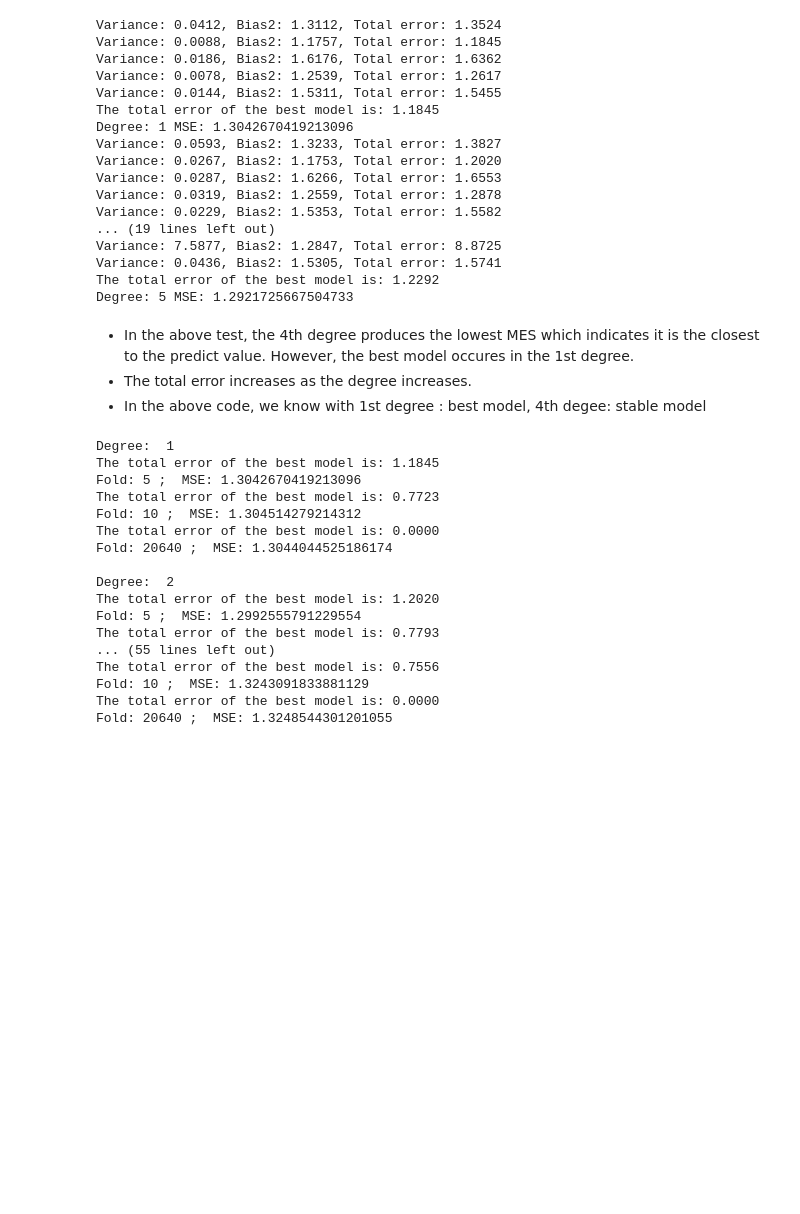
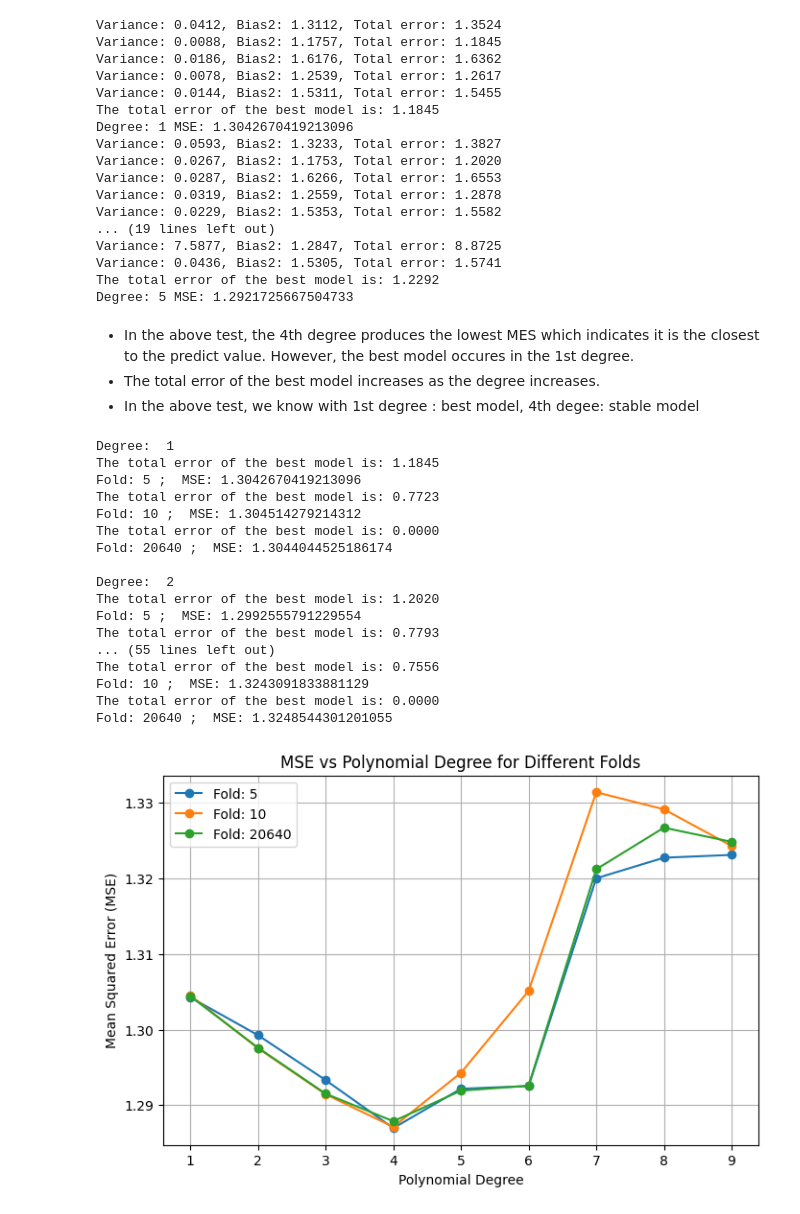
Before and after one commit to jadenzy/ecs_171, a Jupyter notebook: Lab1/Lab1.ipynb, the cells around one changed output. Drawn from its saved outputs; the diff is of its cells as text; code cells hidden in the pictures; blank space fills up the shorter version.

```diff
--- a/Lab1/Lab1.ipynb
+++ b/Lab1/Lab1.ipynb
@@ -103,8 +103,8 @@ The total error of the best model is: 1.2292
 Degree: 5 MSE: 1.2921725667504733
 # %% [markdown]
 - In the above test, the 4th degree produces the lowest MES which indicates it is the closest to the predict value. However, the best model occures in the 1st degree.
-- The total error increases as the degree increases.
-- In the above code, we know with 1st degree : best model, 4th degee: stable model
+- The total error of the best model increases as the degree increases.
+- In the above test, we know with 1st degree : best model, 4th degee: stable model
 # %%
 # A more detail testing on more degree and 3 different folding
 
@@ -159,7 +159,7 @@ def polynomial_regression_test(degree, X, y, folds, test_size=0.25, random_state
     # store mse score of the model applied on the test data
     mse = mean_squared_error(y_test, y_pred)
 
-    return mse , best_model
+    return mse , best_model, total_error[min_error_index]
 
 
 import matplotlib.pyplot as plt
@@ -173,44 +173,59 @@ X = housing.data[:, [1, 3, 4]]
 
 degrees = range(1, 10) # for testing
 folds = [5, 10, X.shape[0]]
-results = {fold: [] for fold in folds}
-# Try degrees from 1 to 5 and in a loop, report mse of the best model trained using k-fold cross validation and print("Degree:", degree, "MSE:", mse)
+fold_results = {fold: [] for fold in folds}
+total_error = {fold: [] for fold in folds}
+
 for degree in degrees:
     print("Degree: ", degree)
     for fold in folds:
-        mse, best_model = polynomial_regression_test(degree, X, target, fold)
-        results[fold].append(mse)
+        mse, best_model, tot_err = polynomial_regression_test(degree, X, target, fold)
+        fold_results[fold].append(mse)
+        total_error[fold].append(tot_err)
         print("Fold:", fold, "; ", "MSE:", mse)
     print("")
 
 
-plt.figure(figsize=(15, 5))
-
+plt.figure(figsize=(8, 5))
 for fold in folds:
-    plt.plot(degrees, results[fold], marker='o', label=f'Fold: {fold}')
+    plt.plot(degrees, fold_results[fold], marker='o', label=f'Fold: {fold}')
 
 plt.title('MSE vs Polynomial Degree for Different Folds')
 plt.xlabel('Polynomial Degree')
 plt.ylabel('Mean Squared Error (MSE)')
 plt.xticks(degrees)
 plt.legend()
 plt.grid()
 plt.show()
+
+
+plt.figure(figsize=(8, 5))
+for fold in folds:
+    plt.plot(degrees, total_error[fold], marker='o', label=f'Fold: {fold}')
+
+plt.title('Best Model Error vs Polynomial Degree for Different Folds')
+plt.xlabel('Polynomial Degree')
+plt.ylabel('Total Error')
+plt.xticks(degrees)
+plt.legend()
+plt.grid()
+plt.show()
 # %% [output]
 Degree:  1
 The total error of the best model is: 1.1845
 Fold: 5 ;  MSE: 1.3042670419213096
 The total error of the best model is: 0.7723
 Fold: 10 ;  MSE: 1.304514279214312
 The total error of the best model is: 0.0000
 Fold: 20640 ;  MSE: 1.3044044525186174
 
 Degree:  2
 The total error of the best model is: 1.2020
 Fold: 5 ;  MSE: 1.2992555791229554
 The total error of the best model is: 0.7793
 ... (55 lines left out)
 The total error of the best model is: 0.7556
 Fold: 10 ;  MSE: 1.3243091833881129
 The total error of the best model is: 0.0000
 Fold: 20640 ;  MSE: 1.3248544301201055
+[figure, added]
```
Also changed, not shown: parts of 2 cells of this notebook.
